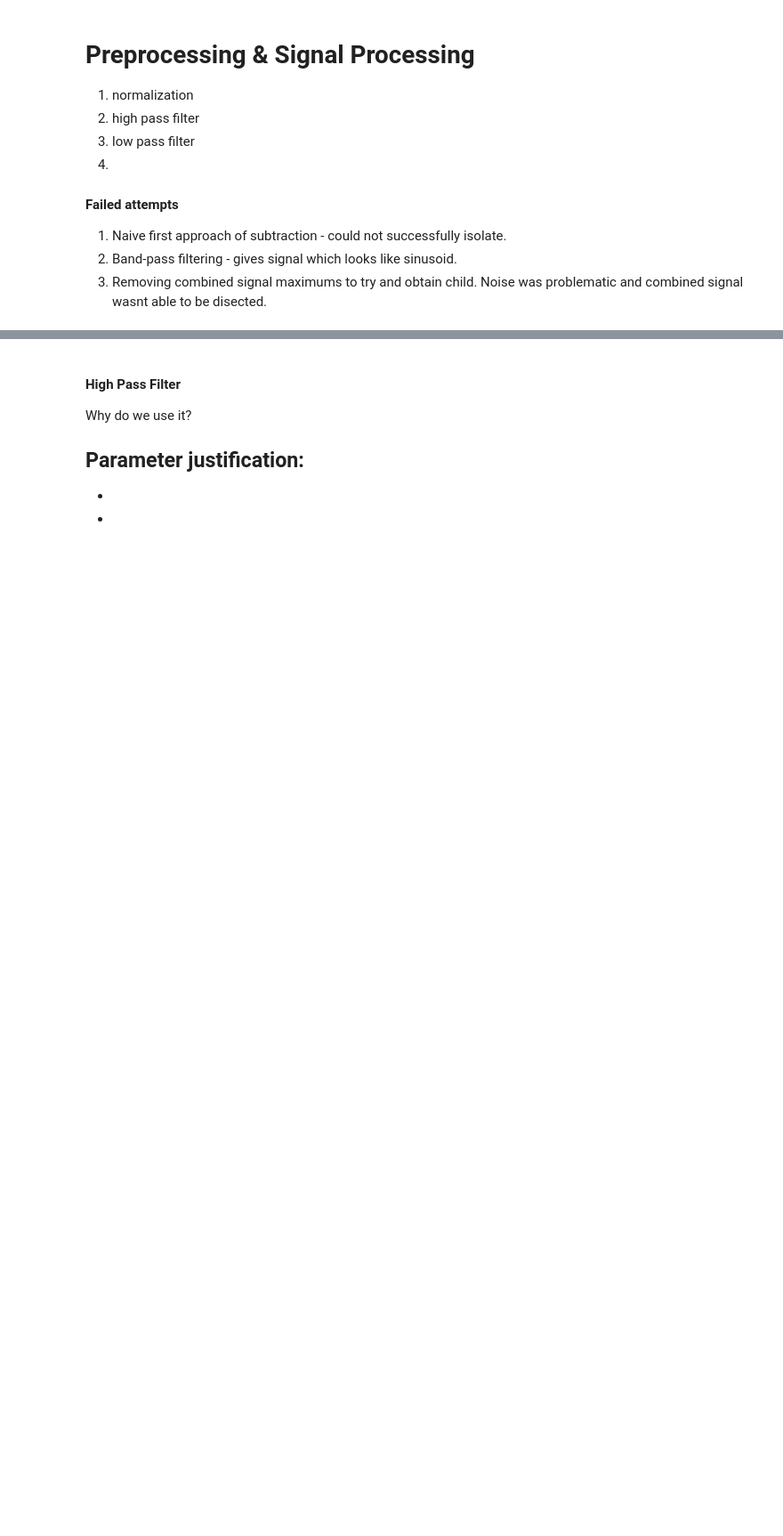
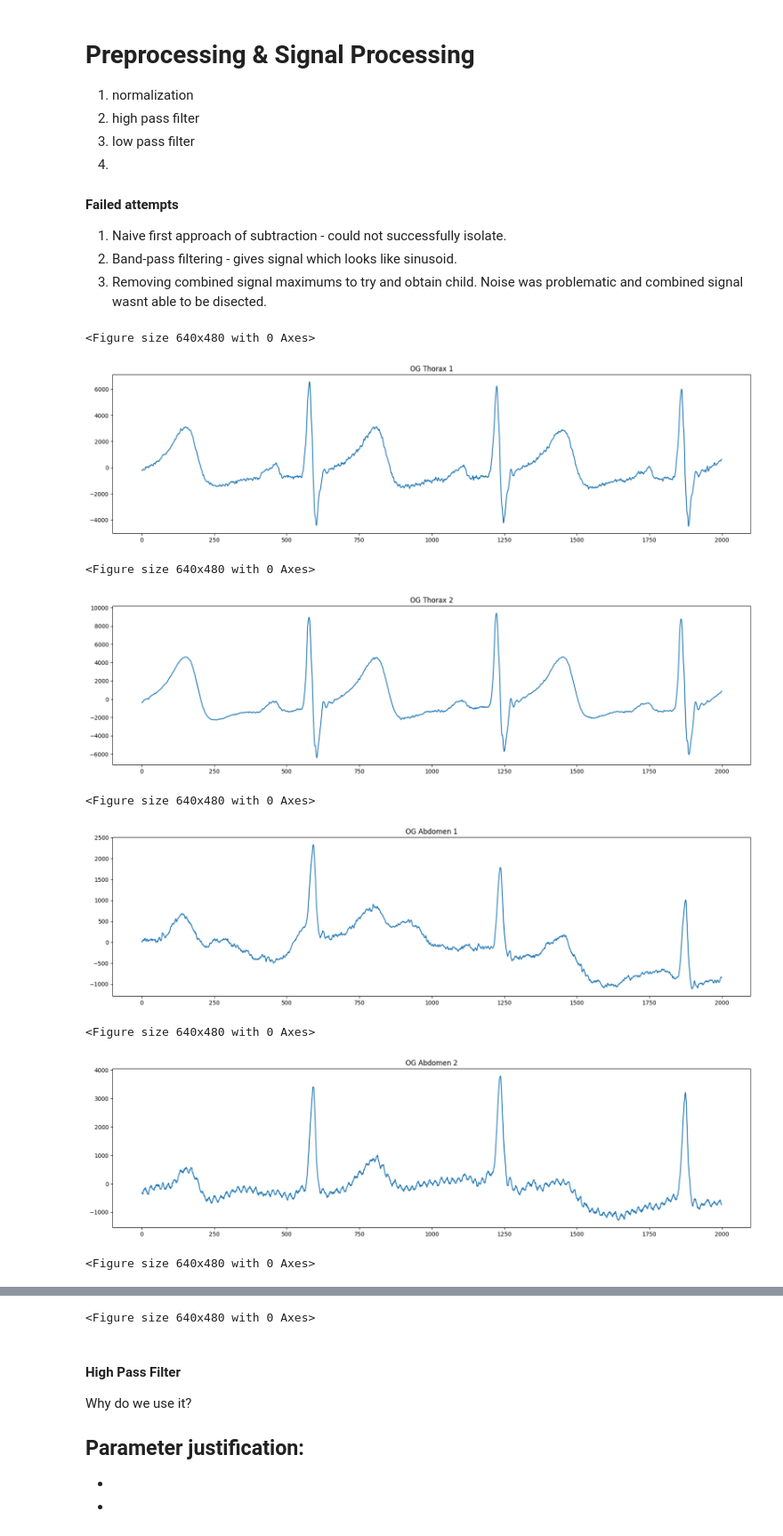
Before and after one commit to arasaniu/aml, a Jupyter notebook: src/main.ipynb, the cells around one changed output, grey strips where cells are left out. Shown at 89% size. Saved outputs shown, nothing was run; the diff lists cells and outputs as text; code cells hidden in the pictures; blank space fills up the shorter version.

```diff
--- a/src/main.ipynb
+++ b/src/main.ipynb
@@ -17,9 +19,37 @@ data_abdomen1, data_abdomen2, data_abdomen3, data_thorax1, data_thorax2 = load_d
 2. Band-pass filtering - gives signal which looks like sinusoid.
 3. Removing combined signal maximums to try and obtain child. Noise was problematic and combined signal wasnt able to be disected.
 # %%
+# thorax1 = data_thorax1
+# thorax2 = data_thorax2
+# abdomen1 = data_abdomen1
+# abdomen2 = data_abdomen2
+# abdomen3 = data_abdomen3
+
+plot_signal(data_thorax1, "OG Thorax 1")
+plot_signal(data_thorax2, "OG Thorax 2")
+plot_signal(data_abdomen1, "OG Abdomen 1")
+plot_signal(data_abdomen2, "OG Abdomen 2")
+plot_signal(data_abdomen3, "OG Abdomen 3")
+
 # Normalize the data to unit variance and zero mean
 thorax1 = (data_thorax1 - data_thorax1.mean()) / data_thorax1.std()
 thorax2 = (data_thorax2 - data_thorax2.mean()) / data_thorax2.std()
 abdomen1 = (data_abdomen1 - data_abdomen1.mean()) / data_abdomen1.std()
 abdomen2 = (data_abdomen2 - data_abdomen2.mean()) / data_abdomen2.std()
 abdomen3 = (data_abdomen3 - data_abdomen3.mean()) / data_abdomen3.std()
+
+# plot_signal(thorax1, "Norm Thorax 1")
+# plot_signal(thorax2, "Norm Thorax 2")
+# plot_signal(abdomen1, "Norm Abdomen 1")
+# plot_signal(abdomen2, "Norm Abdomen 2")
+# plot_signal(abdomen3, "Norm Abdomen 3")
+# %% [output]
+<Figure size 640x480 with 0 Axes>
+[figure, added]
+<Figure size 640x480 with 0 Axes>
+[figure, added]
+<Figure size 640x480 with 0 Axes>
+[figure, added]
+<Figure size 640x480 with 0 Axes>
+[figure, added]
+<Figure size 640x480 with 0 Axes>
@@ -26,3 +57,4 @@ abdomen3 = (data_abdomen3 - data_abdomen3.mean()) / data_abdomen3.std()
+<Figure size 640x480 with 0 Axes>
 # %% [markdown]
 #### High Pass Filter
 Why do we use it?
```
Also changed, not shown: parts of 4 cells of this notebook, 2 other files.
